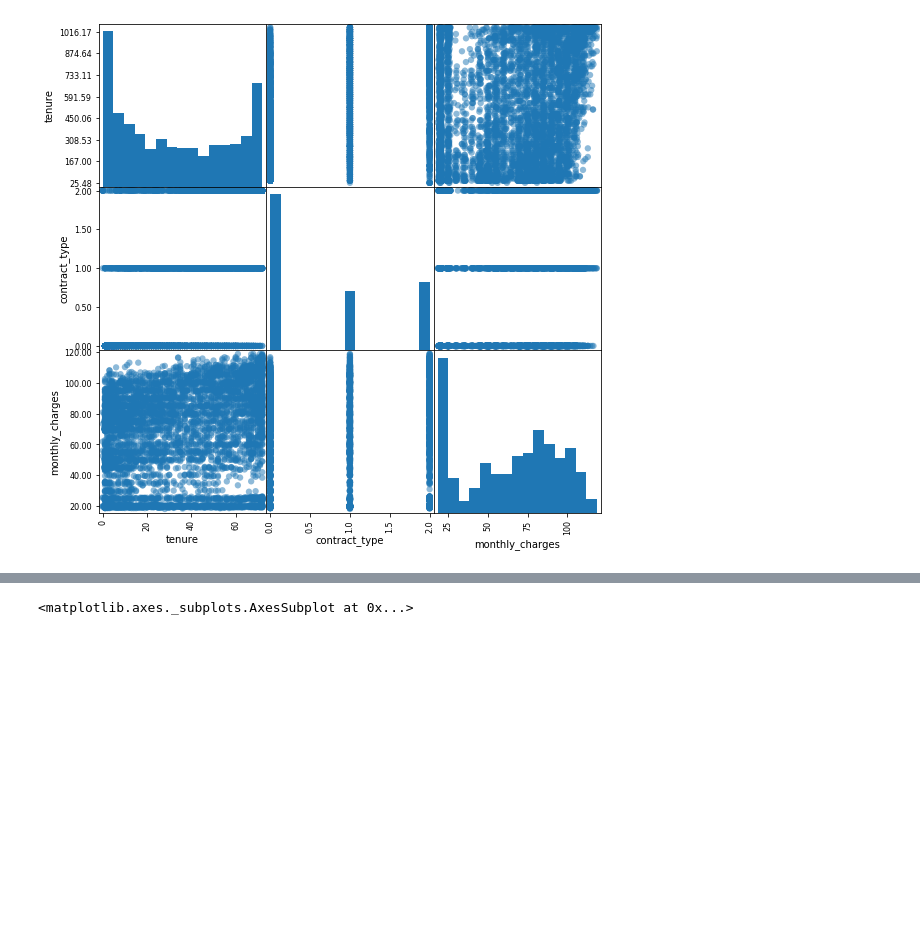
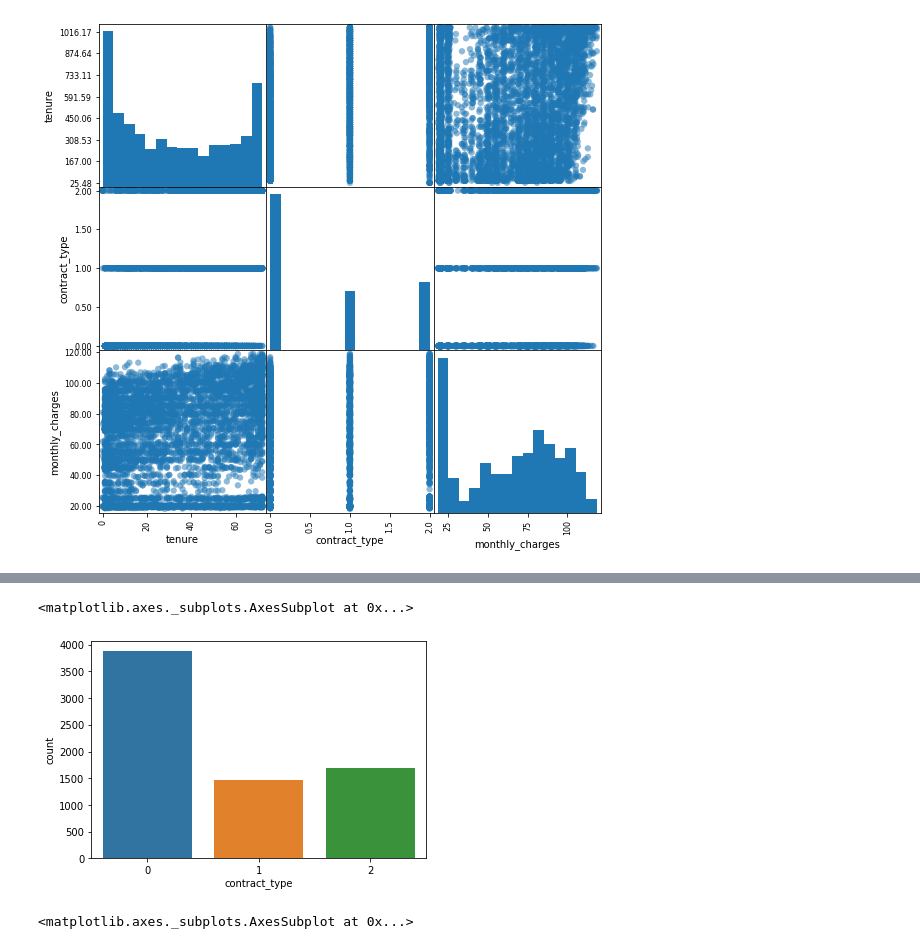
Before and after one commit to Mattsantos541/Telco-Regression-Project, a Jupyter notebook: First worksheet.ipynb, the cells around one changed output, grey strips where cells are left out. Cells and saved outputs as stored; diff of their text form; code cells hidden in the pictures; blank space fills up the shorter version.

```diff
--- a/First worksheet.ipynb
+++ b/First worksheet.ipynb
@@ -164,3 +166,8 @@ sns.countplot(x='churn', data=df)
+# %%
+sns.countplot(x='contract_type', data=df)
+# %% [output]
+<matplotlib.axes._subplots.AxesSubplot at 0x...>
+[figure, added]
 # %%
 #distribution of contract types and whether customer churned
 sns.countplot(x='churn', data=df, hue='contract_type')
```
Also changed, not shown: parts of 65 cells of this notebook, 2 other files.
